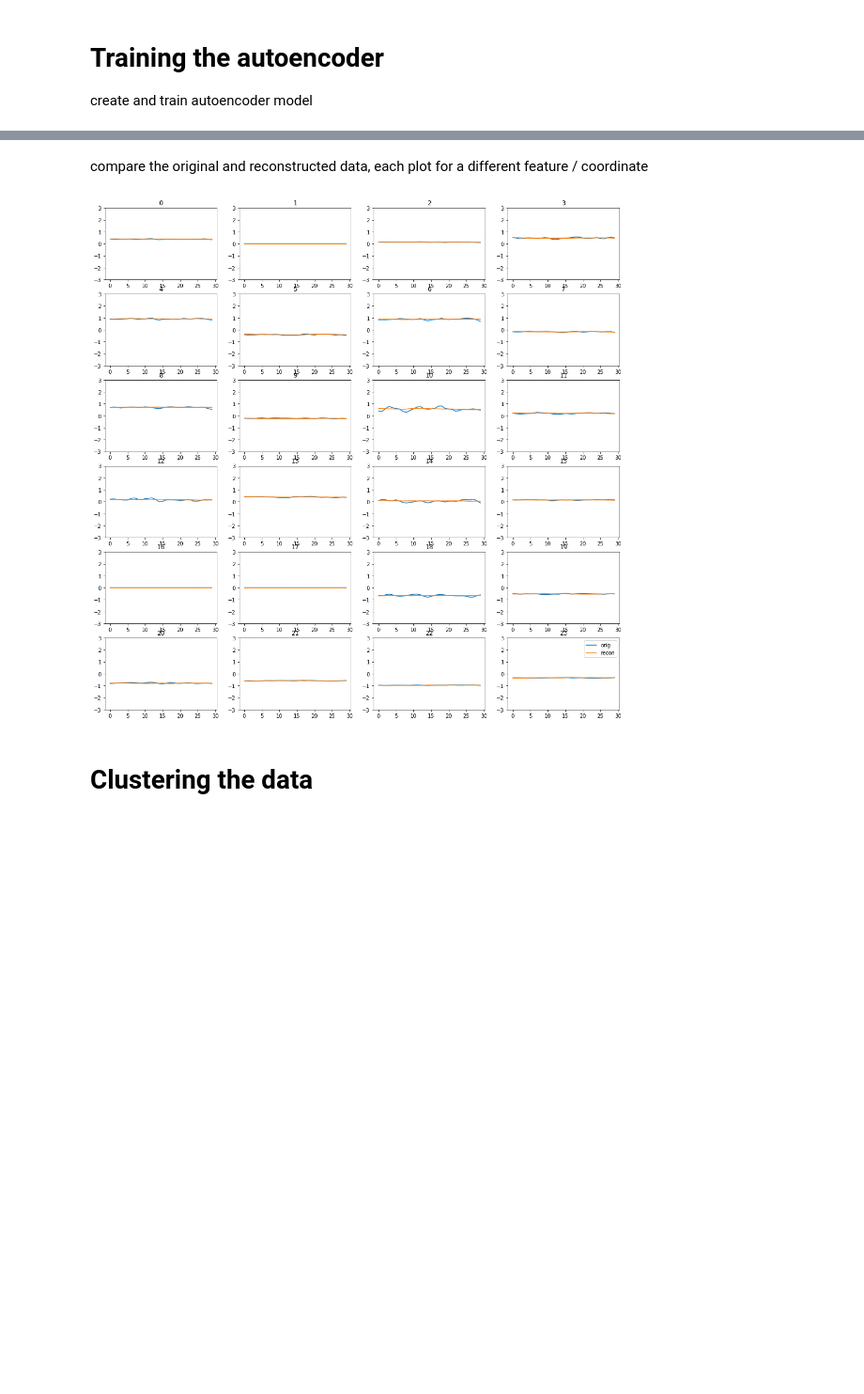
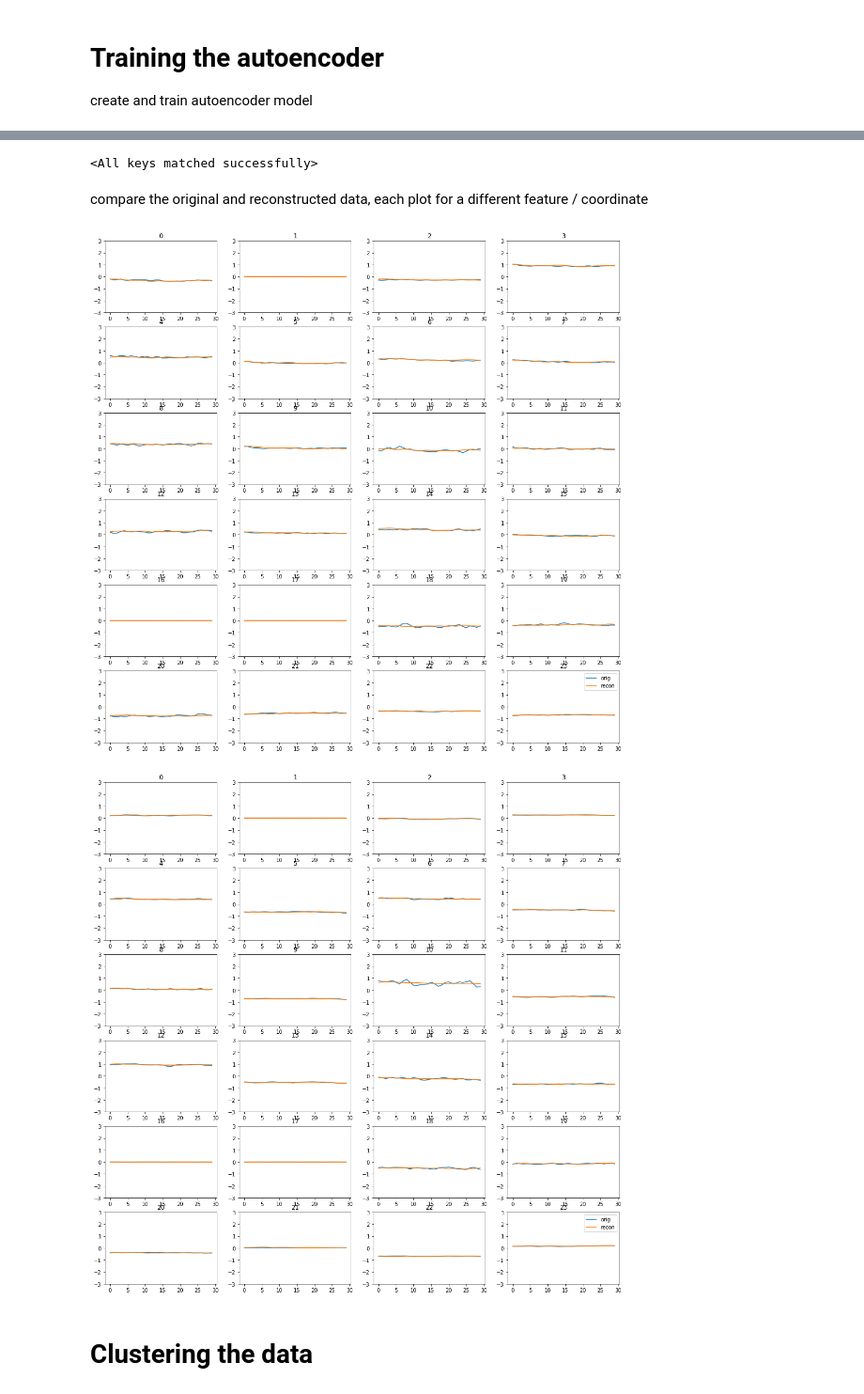
Before and after one commit to ysterin/deep_cluster, a Jupyter notebook: autoencoder KMeans.ipynb, the cells around one changed output, grey strips where cells are left out. Shown at 94% size. Cells and saved outputs as stored; diff of their text form; code cells hidden in the pictures; blank space fills up the shorter version.

```diff
--- a/autoencoder KMeans.ipynb
+++ b/autoencoder KMeans.ipynb
@@ -15,6 +15,7 @@ import os
 from pathlib import Path
 import re
 from torch.utils import data
+import random
 import pandas as pd
 import numpy as np
 from pathlib import Path
@@ -24,3 +25,4 @@ from sklearn.manifold import TSNE
 from sklearn.metrics import normalized_mutual_info_score, confusion_matrix, accuracy_score
 
 pd.set_option('mode.chained_assignment', None)
+plt.rcParams['svg.fonttype'] = 'none'
@@ -58,0 +81,5 @@ Saving latest checkpoint..
+# %%
+# torch.load('models/11_03/model.pt')
+model.load_state_dict(torch.load('models/11_03/model.pt'))
+# %% [output]
+<All keys matched successfully>
@@ -75,9 +104,13 @@ def compare_plot(x, y):
 with torch.no_grad():
     bx = next(iter(model.train_dataloader()))
     out = model(bx)
-compare_plot(bx[190].cpu().numpy(), out[190].cpu().numpy())
+compare_plot(bx[19].cpu().numpy(), out[19].cpu().numpy())
 # %% [output]
-[figure, old version]
+[figure, new version]
+# %%
+compare_plot(bx[2].cpu().numpy(), out[2].cpu().numpy())
+# %% [output]
+[figure, added]
 # %% [markdown]
 # Clustering the data
 # %% [markdown]
```
Also changed, not shown: parts of 39 cells of this notebook, 6 other files.
